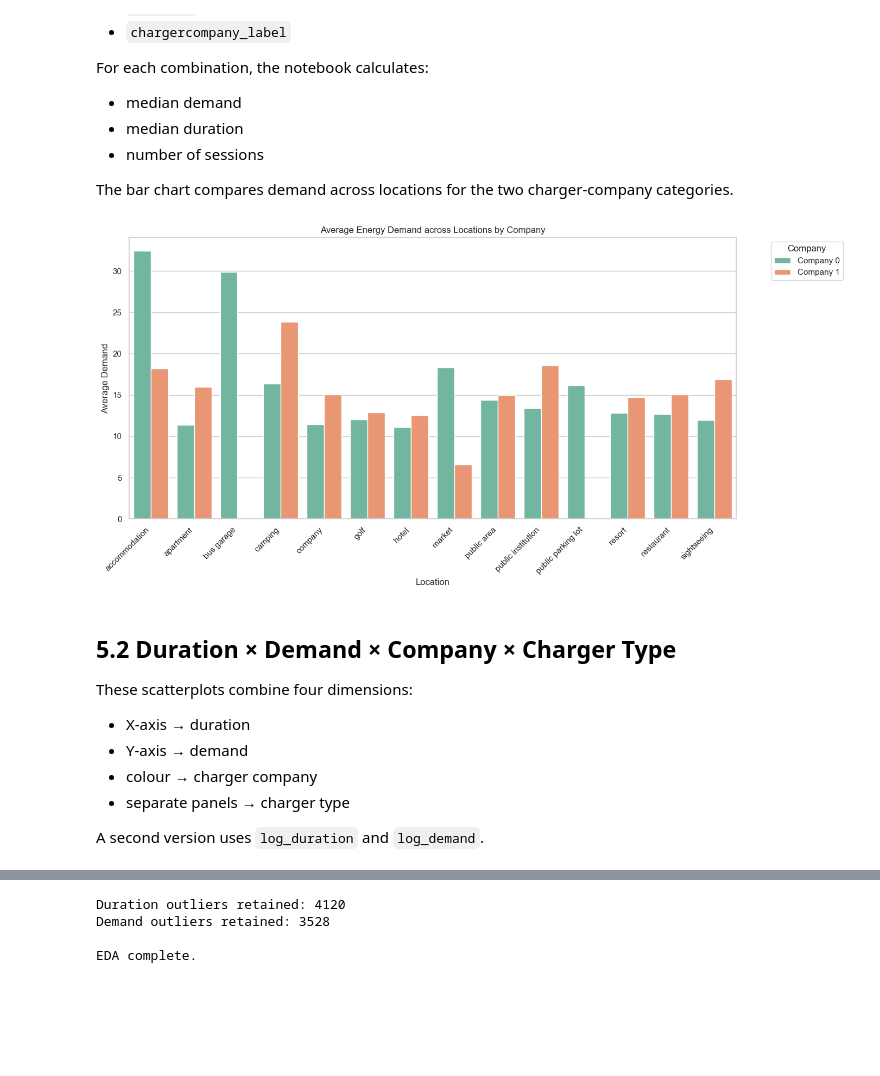
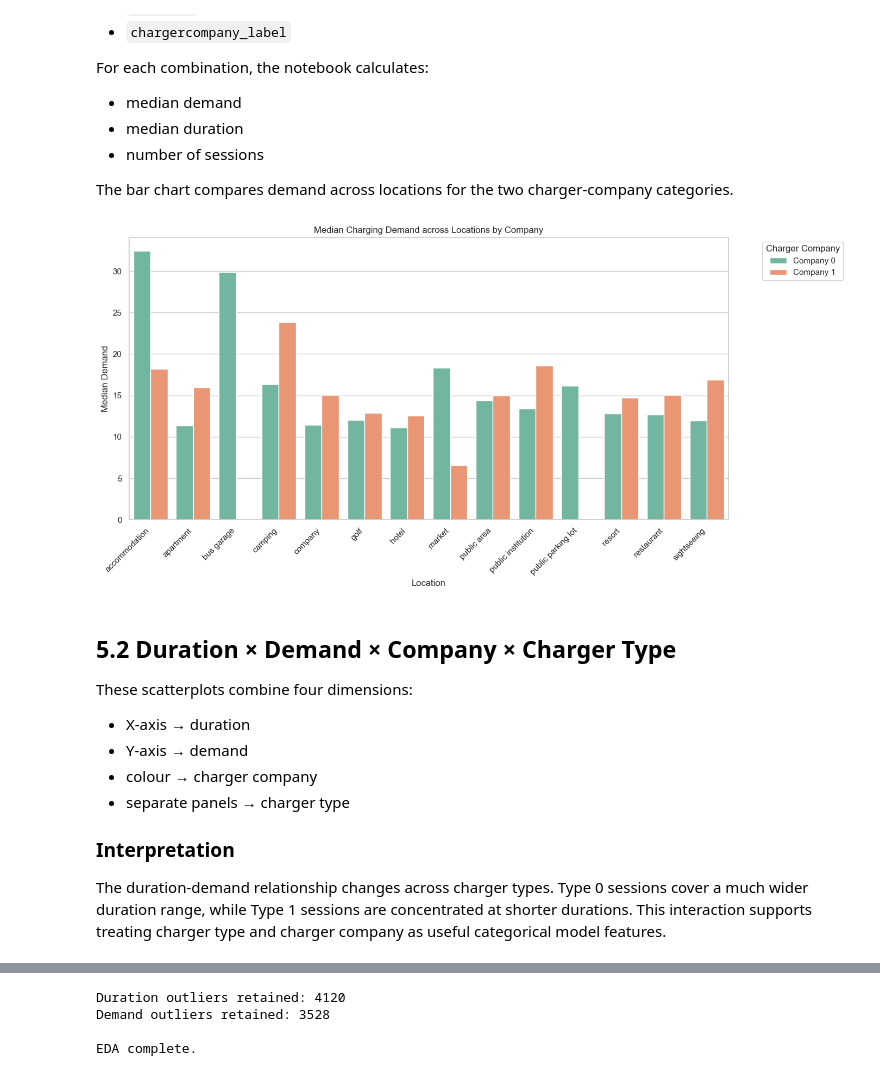
Before and after one commit to pavi31guvi/EV-Charging-Demand-Prediction-and-Usage-Pattern-Analysis-, a Jupyter notebook: EDA.ipynb, the cells around one changed output, grey strips where cells are left out. Cells and saved outputs as stored; diff of their text form; code cells hidden in the pictures; blank space fills up the shorter version.

```diff
--- a/EDA.ipynb
+++ b/EDA.ipynb
@@ -52,6 +42,8 @@ df["end_full"] = pd.to_datetime(df["end_full"], errors="coerce")
 df["start_hour"] = df["start_full"].dt.hour
 df["start_date"] = df["start_full"].dt.date
 df["day_of_week_number"] = df["start_full"].dt.dayofweek
+
+df["start_date"] = (df["start_full"].dt.normalize())
 
 day_names = {
     0: "Monday",
@@ -796,33 +819,33 @@ The bar chart compares demand across locations for the two charger-company categ
 # %%
 sns.set_theme(style="whitegrid")
 
 # 1. Group by location and chargercompany_label
 location_company_demand = df.groupby(["location", "chargercompany_label"], as_index=False).agg(
-    average_demand=("demand", "median"),
-    average_duration=("duration", "median"),
+    median_demand=("demand", "median"),
+    median_duration=("duration", "median"),
     sessions=("demand", "size")
 )
 
 plt.figure(figsize=(14, 7))
 
 # 2. Corrected hue name ('chargercompany_label') and direct plotting of average_demand
 sns.barplot(
     data=location_company_demand,
     x='location',
-    y='average_demand',
+    y='median_demand',
     hue='chargercompany_label',
     palette='Set2'
 )
 
-plt.title('Average Energy Demand across Locations by Company')
+plt.title('Median Charging Demand across Locations by Company')
 plt.xlabel('Location')
-plt.ylabel('Average Demand')
+plt.ylabel('Median Demand')
 plt.xticks(rotation=45, ha='right')
-plt.legend(title='Company', bbox_to_anchor=(1.05, 1), loc='upper left')
+plt.legend(title="Charger Company",bbox_to_anchor=(1.05, 1),loc="upper left")
 plt.tight_layout()
 plt.show()
 # %% [output]
-[figure, old version]
+[figure, new version]
 # %% [markdown]
 ## 5.2 Duration × Demand × Company × Charger Type
 
@@ -833,7 +856,8 @@ These scatterplots combine four dimensions:
 - colour → charger company
 - separate panels → charger type
 
-A second version uses `log_duration` and `log_demand`.
+### Interpretation
+The duration-demand relationship changes across charger types. Type 0 sessions cover a much wider duration range, while Type 1 sessions are concentrated at shorter durations. This interaction supports treating charger type and charger company as useful categorical model features.
 # %%
 sns.set_theme(style="whitegrid")
 
```
Also changed, not shown: parts of 46 cells of this notebook, 5 other files.
